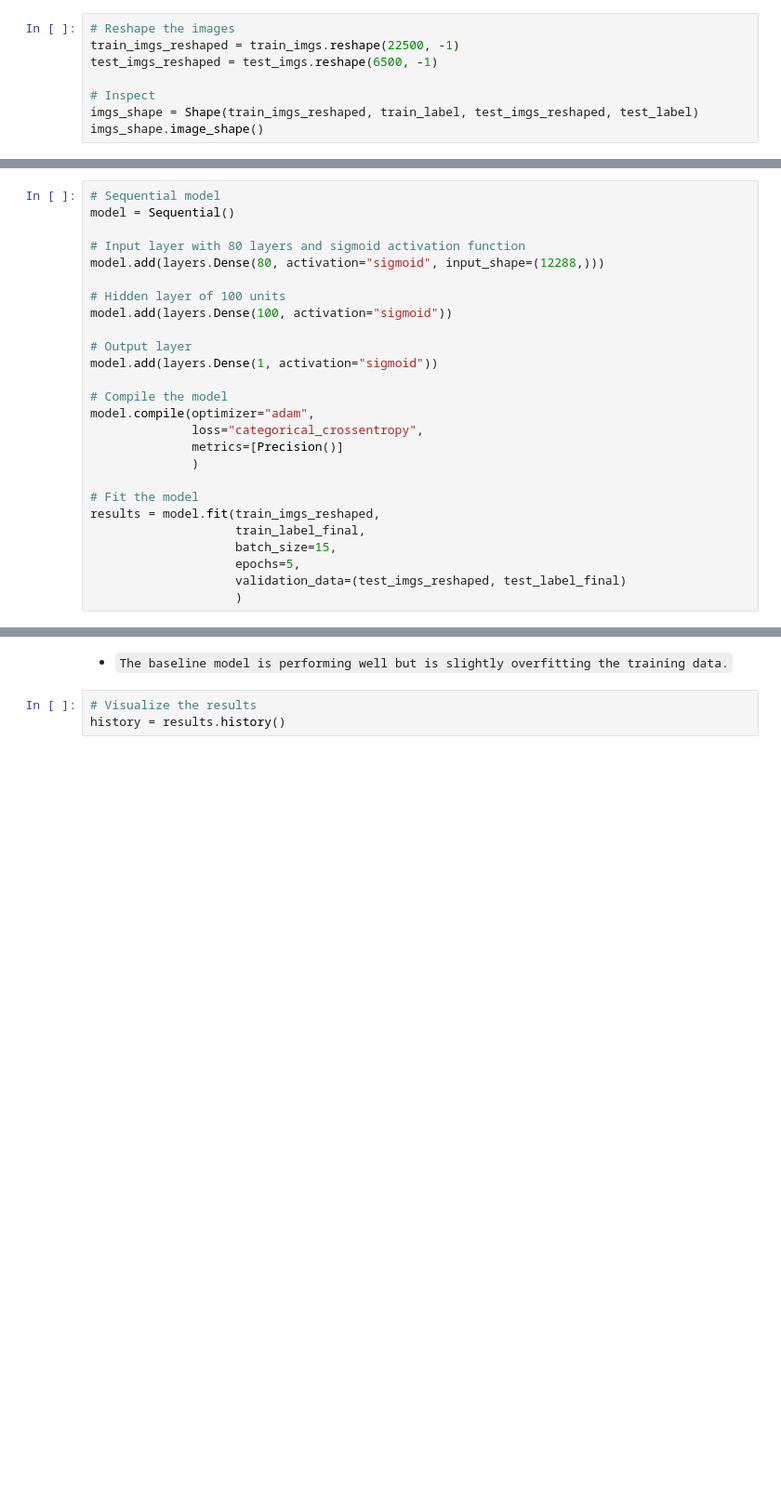
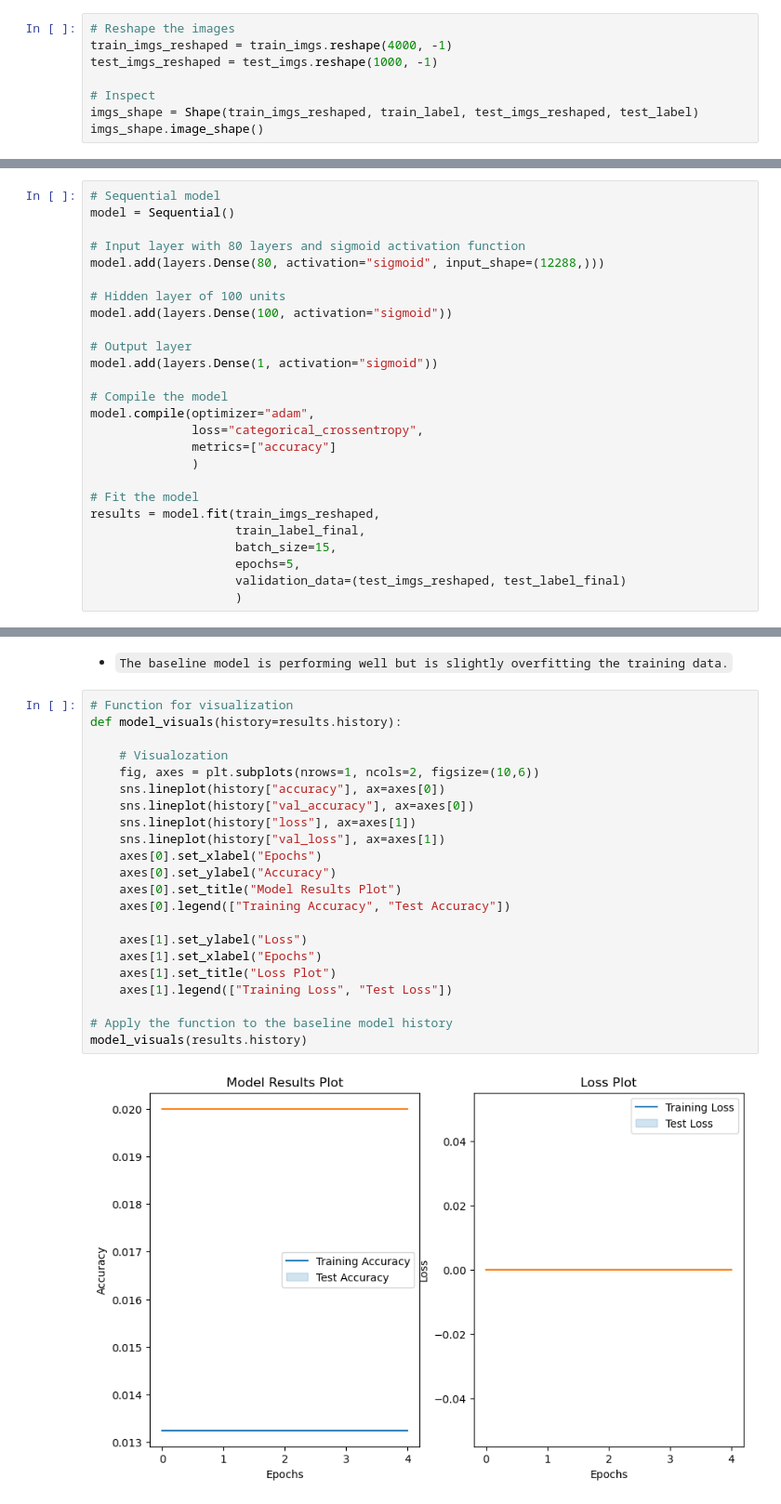
Before and after one commit to kinoti-m-martin/Image-Classification, a Jupyter notebook: notebook.ipynb, the cells around one changed output, grey strips where cells are left out. Shown: that part at 93% size. Saved outputs shown, nothing was run; the diff lists cells and outputs as text; blank space fills up the shorter version.

Commit message:
modelling

```diff
--- a/notebook.ipynb
+++ b/notebook.ipynb
@@ -84,7 +93,7 @@ data_shape.output()
 # %%
 # Reshape the images
-train_imgs_reshaped = train_imgs.reshape(22500, -1)
-test_imgs_reshaped = test_imgs.reshape(6500, -1)
+train_imgs_reshaped = train_imgs.reshape(4000, -1)
+test_imgs_reshaped = test_imgs.reshape(1000, -1)
 
 # Inspect
 imgs_shape = Shape(train_imgs_reshaped, train_label, test_imgs_reshaped, test_label)
@@ -218,7 +212,7 @@ model.add(layers.Dense(1, activation="sigmoid"))
 # Compile the model
 model.compile(optimizer="adam",
               loss="categorical_crossentropy",
-              metrics=[Precision()]
+              metrics=["accuracy"]
               )
 
 # Fit the model
@@ -244,5 +237,26 @@ Epoch 5/5
 # %% [markdown]
 - `The baseline model is performing well but is slightly overfitting the training data.`
-# %%
-# Visualize the results
-history = results.history()
+# %%
+# Function for visualization
+def model_visuals(history=results.history):
+
+    # Visualozation
+    fig, axes = plt.subplots(nrows=1, ncols=2, figsize=(10,6))
+    sns.lineplot(history["accuracy"], ax=axes[0])
+    sns.lineplot(history["val_accuracy"], ax=axes[0])
+    sns.lineplot(history["loss"], ax=axes[1])
+    sns.lineplot(history["val_loss"], ax=axes[1])
+    axes[0].set_xlabel("Epochs")
+    axes[0].set_ylabel("Accuracy")
+    axes[0].set_title("Model Results Plot")
+    axes[0].legend(["Training Accuracy", "Test Accuracy"])
+
+    axes[1].set_ylabel("Loss")
+    axes[1].set_xlabel("Epochs")
+    axes[1].set_title("Loss Plot")
+    axes[1].legend(["Training Loss", "Test Loss"])
+
+# Apply the function to the baseline model history
+model_visuals(results.history)
+# %% [output]
+[figure, added]
```
Also changed, not shown: parts of 22 cells of this notebook, 1 other file.
